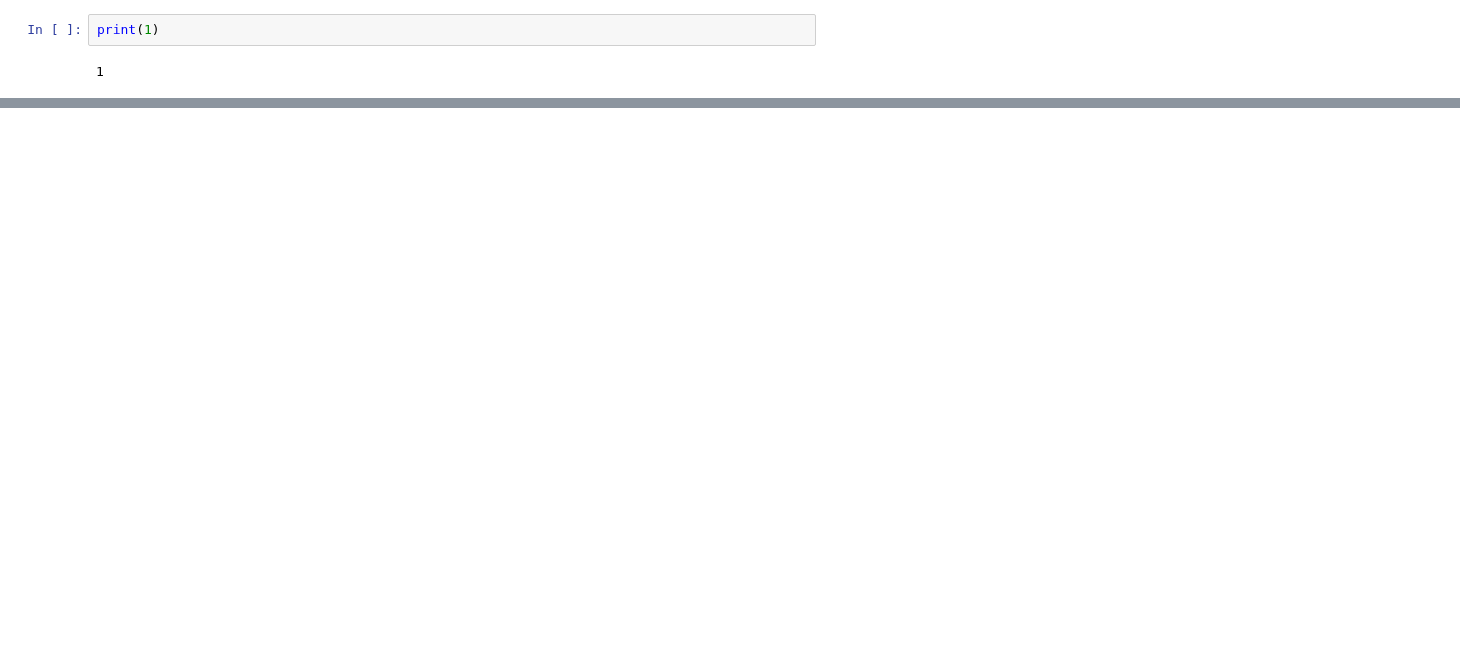
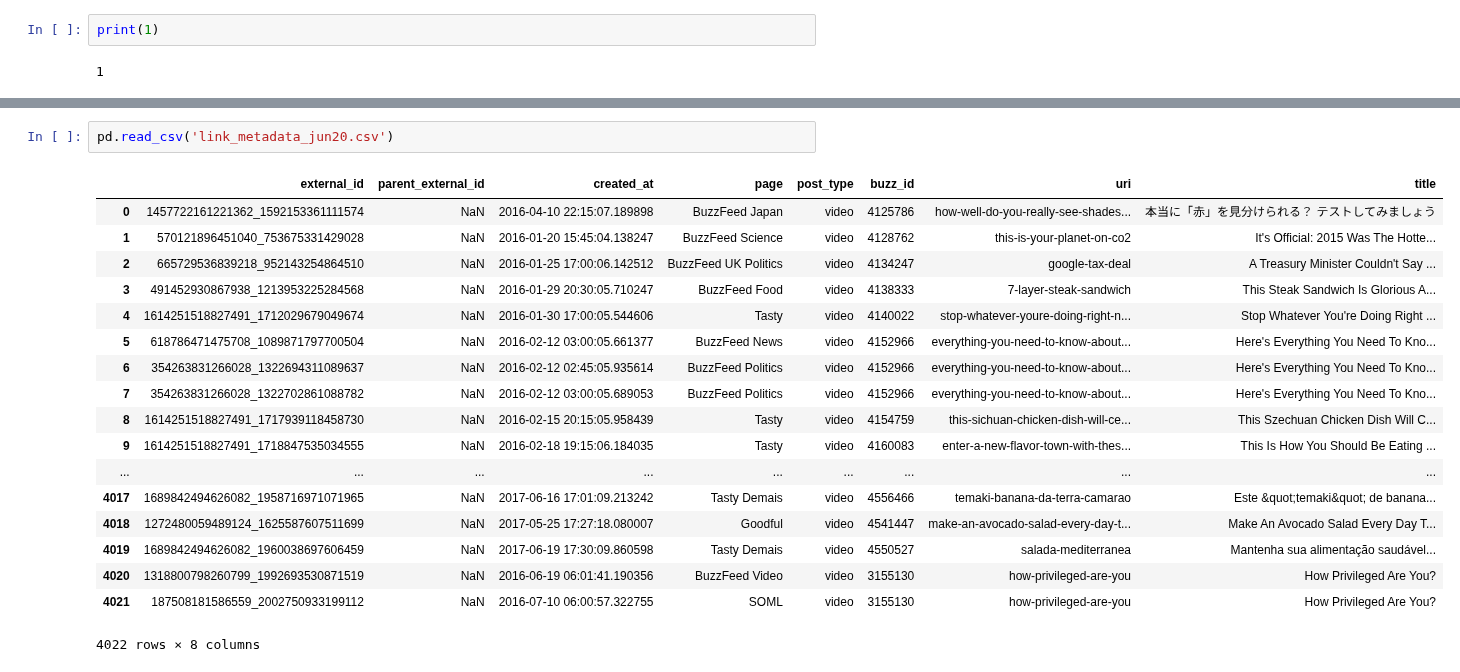
Before and after one commit to eshwarchandrasekharan/predict-pop, a Jupyter notebook: code/radshift-querying.ipynb, the cells around one changed output, grey strips where cells are left out. Drawn from its saved outputs; the diff is of its cells as text; blank space fills up the shorter version.

```diff
--- a/code/radshift-querying.ipynb
+++ b/code/radshift-querying.ipynb
@@ -105,0 +432,21 @@ print(1)
+# %%
+pd.read_csv('link_metadata_jun20.csv')
+# %% [output]
+|  | external_id | parent_external_id | created_at | page | post_type | buzz_id | uri | title |
+| 0 | 1457722161221362_1592153361111574 | NaN | 2016-04-10 22:15:07.189898 | BuzzFeed Japan | video | 4125786 | how-well-do-you-really-see-shades... | 本当に「赤」を見分けられる？ テストしてみましょう |
+| 1 | 570121896451040_753675331429028 | NaN | 2016-01-20 15:45:04.138247 | BuzzFeed Science | video | 4128762 | this-is-your-planet-on-co2 | It's Official: 2015 Was The Hotte... |
+| 2 | 665729536839218_952143254864510 | NaN | 2016-01-25 17:00:06.142512 | BuzzFeed UK Politics | video | 4134247 | google-tax-deal | A Treasury Minister Couldn't Say ... |
+| 3 | 491452930867938_1213953225284568 | NaN | 2016-01-29 20:30:05.710247 | BuzzFeed Food | video | 4138333 | 7-layer-steak-sandwich | This Steak Sandwich Is Glorious A... |
+| 4 | 1614251518827491_1712029679049674 | NaN | 2016-01-30 17:00:05.544606 | Tasty | video | 4140022 | stop-whatever-youre-doing-right-n... | Stop Whatever You're Doing Right ... |
+| 5 | 618786471475708_1089871797700504 | NaN | 2016-02-12 03:00:05.661377 | BuzzFeed News | video | 4152966 | everything-you-need-to-know-about... | Here's Everything You Need To Kno... |
+| 6 | 354263831266028_1322694311089637 | NaN | 2016-02-12 02:45:05.935614 | BuzzFeed Politics | video | 4152966 | everything-you-need-to-know-about... | Here's Everything You Need To Kno... |
+| 7 | 354263831266028_1322702861088782 | NaN | 2016-02-12 03:00:05.689053 | BuzzFeed Politics | video | 4152966 | everything-you-need-to-know-about... | Here's Everything You Need To Kno... |
+| 8 | 1614251518827491_1717939118458730 | NaN | 2016-02-15 20:15:05.958439 | Tasty | video | 4154759 | this-sichuan-chicken-dish-will-ce... | This Szechuan Chicken Dish Will C... |
+| 9 | 1614251518827491_1718847535034555 | NaN | 2016-02-18 19:15:06.184035 | Tasty | video | 4160083 | enter-a-new-flavor-town-with-thes... | This Is How You Should Be Eating ... |
+| ... | ... | ... | ... | ... | ... | ... | ... | ... |
+| 4017 | 1689842494626082_1958716971071965 | NaN | 2017-06-16 17:01:09.213242 | Tasty Demais | video | 4556466 | temaki-banana-da-terra-camarao | Este &quot;temaki&quot; de banana... |
+| 4018 | 1272480059489124_1625587607511699 | NaN | 2017-05-25 17:27:18.080007 | Goodful | video | 4541447 | make-an-avocado-salad-every-day-t... | Make An Avocado Salad Every Day T... |
+| 4019 | 1689842494626082_1960038697606459 | NaN | 2017-06-19 17:30:09.860598 | Tasty Demais | video | 4550527 | salada-mediterranea | Mantenha sua alimentação saudável... |
+| 4020 | 1318800798260799_1992693530871519 | NaN | 2016-06-19 06:01:41.190356 | BuzzFeed Video | video | 3155130 | how-privileged-are-you | How Privileged Are You? |
+| 4021 | 187508181586559_2002750933199112 | NaN | 2016-07-10 06:00:57.322755 | SOML | video | 3155130 | how-privileged-are-you | How Privileged Are You? |
+4022 rows × 8 columns
```
Also changed, not shown: parts of 10 cells of this notebook, 2 other files.
